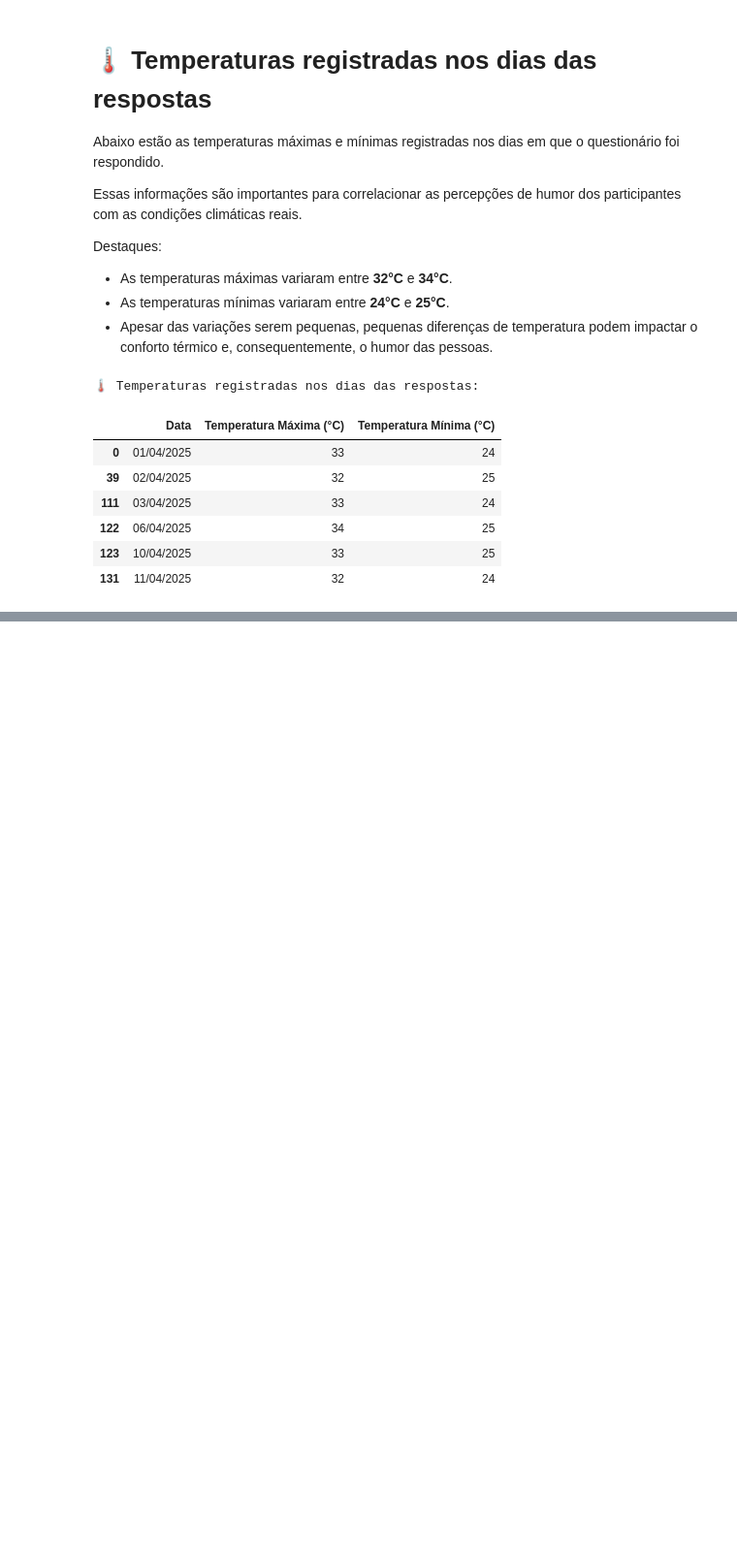
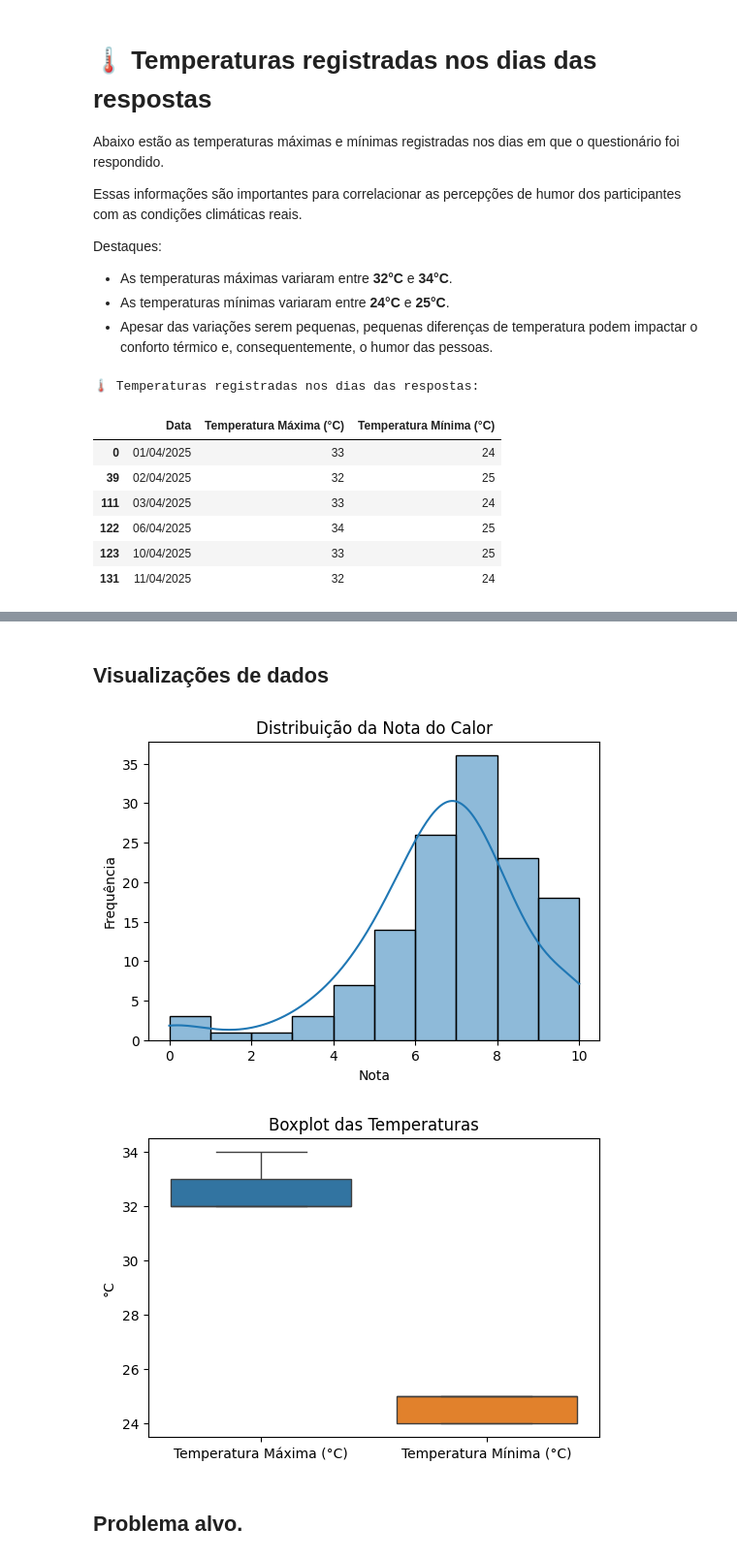
Before and after one commit to FranCosMonX/UFPI---Ciencia-de-dados, a Jupyter notebook: computacao_aplicada.ipynb, the cells around one changed output, grey strips where cells are left out. Shown: that part at 97% size. Drawn from its saved outputs; the diff is of its cells as text; code cells hidden in the pictures; blank space fills up the shorter version.

```diff
--- a/computacao_aplicada.ipynb
+++ b/computacao_aplicada.ipynb
@@ -229,0 +382,8 @@ plt.show()
+# %%
+# Convertendo colunas numéricas
+df["Nota Calor"] = pd.to_numeric(df["10. De 0 a 10, qual nota você daria para o \"calor de hoje\"?"], errors='coerce')
+df["Temperatura Máxima (°C)"] = pd.to_numeric(df["Temperatura Máxima (°C)"], errors='coerce')
+df["Temperatura Mínima (°C)"] = pd.to_numeric(df["Temperatura Mínima (°C)"], errors='coerce')
+
+# Estatísticas descritivas (posição, dispersão)
+df[["Nota Calor", "Temperatura Máxima (°C)", "Temperatura Mínima (°C)"]].describe()
@@ -229,0 +400,24 @@ plt.show()
+# %% [markdown]
+## Visualizações de dados
+# %%
+import seaborn as sns
+
+# Histograma das notas de calor
+plt.figure(figsize=(6, 4))
+sns.histplot(df["Nota Calor"], kde=True, bins=10)
+plt.title("Distribuição da Nota do Calor")
+plt.xlabel("Nota")
+plt.ylabel("Frequência")
+plt.show()
+
+# Boxplot das temperaturas
+plt.figure(figsize=(6, 4))
+sns.boxplot(data=df[["Temperatura Máxima (°C)", "Temperatura Mínima (°C)"]])
+plt.title("Boxplot das Temperaturas")
+plt.ylabel("°C")
+plt.show()
+# %% [output]
+[figure, added]
+[figure, added]
+# %% [markdown]
+## **Problema alvo.**
```
Also changed, not shown: parts of 19 cells of this notebook, 2 other files.
